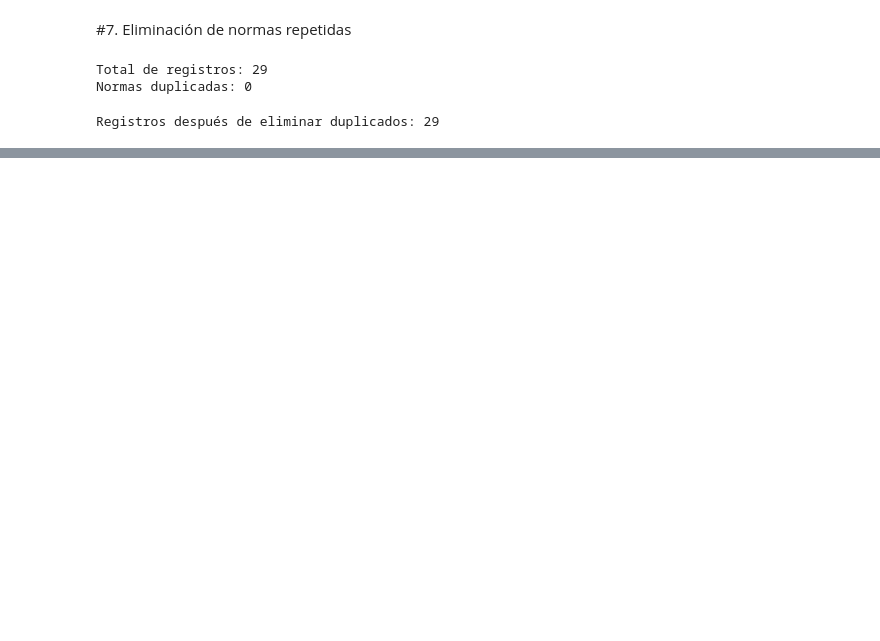
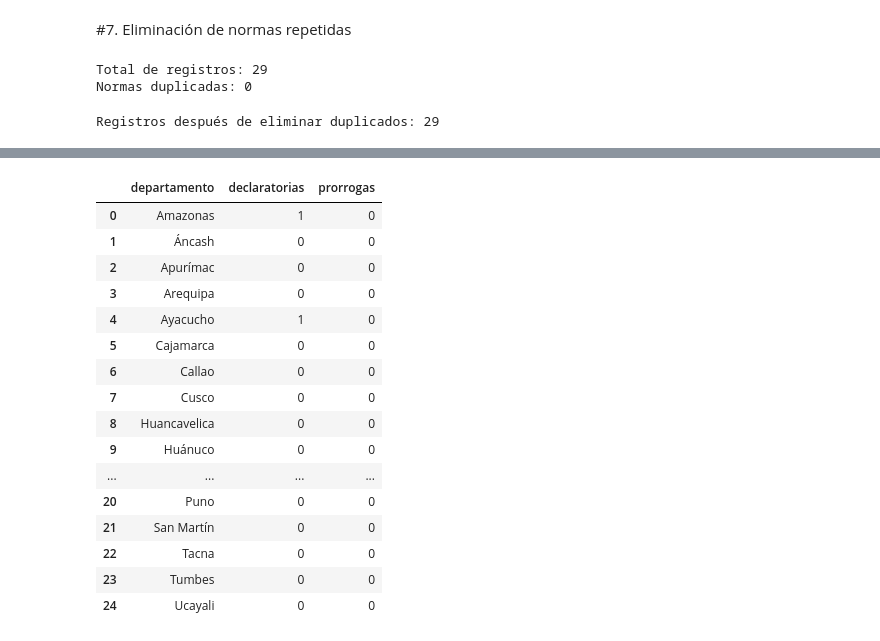
Before and after one commit to vguardiaf/qlabpucp-group5, a Jupyter notebook: assignment_2/scraping_emergencias.ipynb, the cells around one changed output, grey strips where cells are left out. Saved outputs shown, nothing was run; the diff lists cells and outputs as text; code cells hidden in the pictures; blank space fills up the shorter version.

```diff
--- a/assignment_2/scraping_emergencias.ipynb
+++ b/assignment_2/scraping_emergencias.ipynb
@@ -315,0 +523,15 @@ Registros después de eliminar duplicados: 29
+# %%
+df_lluvias = df_decretos[
+    df_decretos["es_lluvia"] == True
+].copy()
+
+print(
+    "Total de normas relacionadas con lluvias:",
+    len(df_lluvias)
+)
+
+display(
+    df_lluvias[
+        ["numero", "fecha", "titulo_completo", "tipo", "motivo"]
+    ].head(5)
+)
@@ -315,0 +586,63 @@ Registros después de eliminar duplicados: 29
+# %%
+from pathlib import Path
+
+Path("datos").mkdir(exist_ok=True)
+
+df_exportar = df_lluvias[
+    ["numero", "fecha", "titulo_completo", "tipo", "motivo", "enlace"]
+].copy()
+
+df_exportar = df_exportar.rename(
+    columns={"titulo_completo": "titulo"}
+)
+
+df_exportar.to_csv(
+    "datos/decretos_lluvias.csv",
+    index=False,
+    encoding="utf-8-sig"
+)
+
+filas = []
+
+for _, norma in df_lluvias.iterrows():
+    for departamento in norma["departamentos"]:
+        filas.append({
+            "departamento": departamento,
+            "tipo": norma["tipo"]
+        })
+
+df_departamentos = pd.DataFrame(
+    filas,
+    columns=["departamento", "tipo"]
+)
+
+df_resumen = pd.DataFrame({
+    "departamento": departamentos
+})
+
+for tipo, columna in [
+    ("declara", "declaratorias"),
+    ("prorroga", "prorrogas")
+]:
+    conteo = (
+        df_departamentos[df_departamentos["tipo"] == tipo]
+        .groupby("departamento")
+        .size()
+    )
+
+    df_resumen[columna] = (
+        df_resumen["departamento"]
+        .map(conteo)
+        .fillna(0)
+        .astype(int)
+    )
+
+df_resumen.to_csv(
+    "datos/decretos_por_departamento.csv",
+    index=False,
+    encoding="utf-8-sig"
+)
+
+display(df_exportar)
+display(df_resumen)
+# %% [output]
@@ -315,0 +651,17 @@ Registros después de eliminar duplicados: 29
+|  | departamento | declaratorias | prorrogas |
+| 0 | Amazonas | 1 | 0 |
+| 1 | Áncash | 0 | 0 |
+| 2 | Apurímac | 0 | 0 |
+| 3 | Arequipa | 0 | 0 |
+| 4 | Ayacucho | 1 | 0 |
+| 5 | Cajamarca | 0 | 0 |
+| 6 | Callao | 0 | 0 |
+| 7 | Cusco | 0 | 0 |
+| 8 | Huancavelica | 0 | 0 |
+| 9 | Huánuco | 0 | 0 |
+| ... | ... | ... | ... |
+| 20 | Puno | 0 | 0 |
+| 21 | San Martín | 0 | 0 |
+| 22 | Tacna | 0 | 0 |
+| 23 | Tumbes | 0 | 0 |
+| 24 | Ucayali | 0 | 0 |
```
Also changed, not shown: parts of 18 cells of this notebook, 2 other files.
